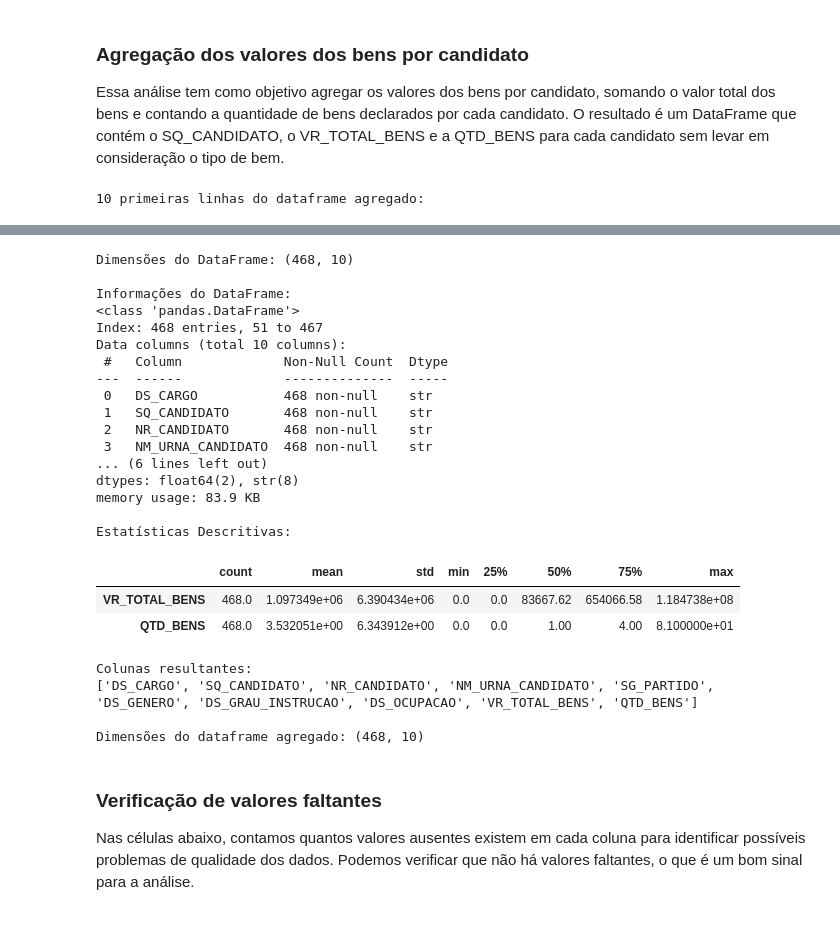
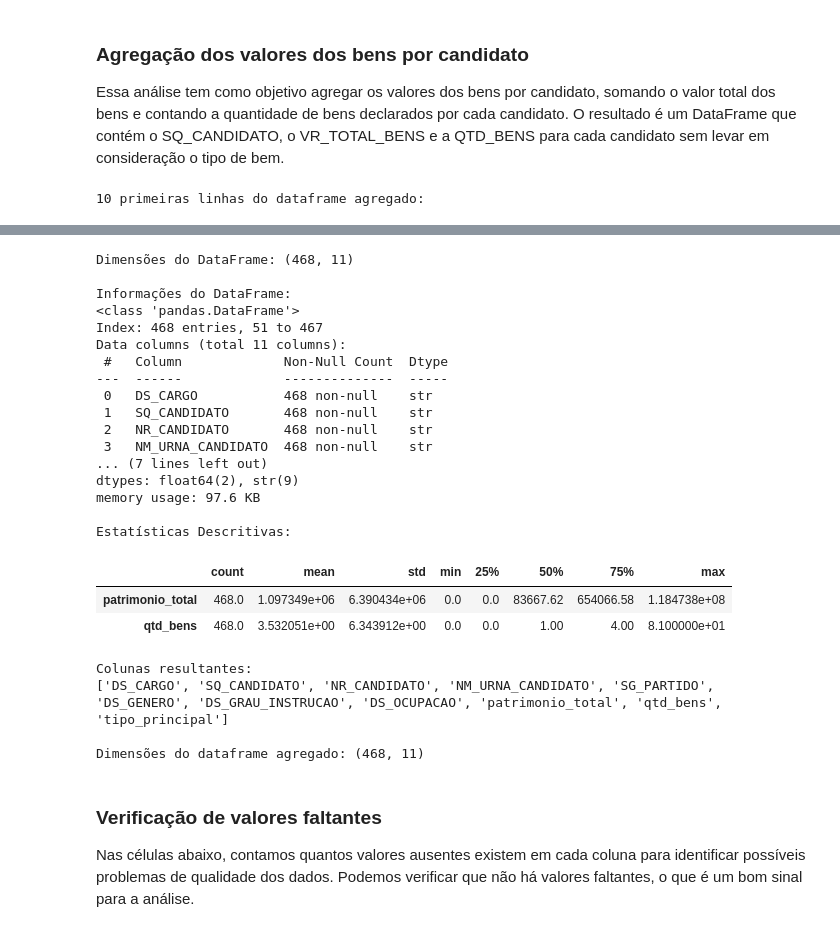
Before and after one commit to aldemirsilva/web-academy-ufam, a Jupyter notebook: WACAD020 - Ciência de Dados/atividade_final/analise.ipynb, the cells around one changed output, grey strips where cells are left out. Saved outputs shown, nothing was run; the diff lists cells and outputs as text; code cells hidden in the pictures.

```diff
--- a/WACAD020 - Ciência de Dados/atividade_final/analise.ipynb
+++ b/WACAD020 - Ciência de Dados/atividade_final/analise.ipynb
@@ -237,20 +239,29 @@ Colunas resultantes:
 
 Essa análise tem como objetivo agregar os valores dos bens por candidato, somando o valor total dos bens e contando a quantidade de bens declarados por cada candidato. O resultado é um DataFrame que contém o SQ_CANDIDATO, o VR_TOTAL_BENS e a QTD_BENS para cada candidato sem levar em consideração o tipo de bem.
 # %%
-# Agregar o valor dos bens por candidato, sem considerar o tipo de bem
+# Agregar o valor dos bens por candidato e identificar o tipo de bem mais frequente
+def tipo_bem_mais_frequente(serie):
+    frequencias = serie.dropna().mode()
+    return frequencias.iat[0] if not frequencias.empty else pd.NA
+
+
 bens_por_candidato = (
     bens.groupby("SQ_CANDIDATO", as_index=False)
-    .agg(VR_TOTAL_BENS=("VR_BEM_CANDIDATO", "sum"),
-         QTD_BENS=("VR_BEM_CANDIDATO", "size"))
+    .agg(
+        patrimonio_total=("VR_BEM_CANDIDATO", "sum"),
+        qtd_bens=("VR_BEM_CANDIDATO", "size"),
+        tipo_principal=(
+            "DS_TIPO_BEM_CANDIDATO", tipo_bem_mais_frequente),
+    )
 )
 
 # Juntar com os dados dos candidatos para manter identificação e demais variáveis
 bens_por_candidato = cand.merge(
     bens_por_candidato, on="SQ_CANDIDATO", how="left")
-bens_por_candidato[["VR_TOTAL_BENS", "QTD_BENS"]] = bens_por_candidato[[
-    "VR_TOTAL_BENS", "QTD_BENS"]].fillna(0)
+bens_por_candidato[["patrimonio_total", "qtd_bens"]] = bens_por_candidato[[
+    "patrimonio_total", "qtd_bens"]].fillna(0)
 bens_por_candidato = bens_por_candidato.sort_values(
-    "VR_TOTAL_BENS", ascending=False)
+    "patrimonio_total", ascending=False)
 
 # Visualizar 10 primeiras linhas do DataFrame
 print("10 primeiras linhas do dataframe agregado:")
@@ -271,44 +282,44 @@ display(bens_por_candidato.describe().T)
 print("\nColunas resultantes:")
 print(bens_por_candidato.columns.tolist())
 
 print(f"\nDimensões do dataframe agregado: {bens_por_candidato.shape}")
 # %% [output]
 10 primeiras linhas do dataframe agregado:
 |  | DS_CARGO | SQ_CANDIDATO | NR_CANDIDATO | NM_URNA_CANDIDATO | SG_PARTIDO | DS_GENERO | DS_GRAU_INSTRUCAO | ... |
 | 51 | GOVERNADOR | 40002541626 | 22 | PROFESSORA MARIA DO CARMO | PL | FEMININO | SUPERIOR COMPLETO | ... |
 | 409 | SENADOR | 40002531447 | 155 | EDUARDO BRAGA | MDB | MASCULINO | SUPERIOR COMPLETO | ... |
 | 406 | 1º SUPLENTE | 40002542688 | 222 | ALESSANDRO TONIZA | PL | MASCULINO | SUPERIOR COMPLETO | ... |
 | 42 | DEPUTADO ESTADUAL | 40002532780 | 55999 | DR SANDOVAL CHEIRO DO POVO | PSD | MASCULINO | SUPERIOR COMPLETO | ... |
 | 188 | DEPUTADO ESTADUAL | 40002541745 | 44111 | ADJUTO AFONSO | UNIÃO | MASCULINO | SUPERIOR COMPLETO | ... |
 | 54 | DEPUTADO ESTADUAL | 40002542954 | 22444 | MANOEL CUNHA | PL | MASCULINO | ENSINO FUNDAMENTAL INCOMPLETO | ... |
 | 314 | DEPUTADO ESTADUAL | 40002532744 | 15005 | SERGIO NUNES | MDB | MASCULINO | SUPERIOR COMPLETO | ... |
 | 146 | DEPUTADO ESTADUAL | 40002532749 | 15111 | SIMÃO PEIXOTO | MDB | MASCULINO | SUPERIOR INCOMPLETO | ... |
 | 292 | 1º SUPLENTE | 40002531448 | 155 | SANDRA BRAGA | MDB | FEMININO | SUPERIOR COMPLETO | ... |
 | 363 | DEPUTADO FEDERAL | 40002536433 | 7022 | CORONEL MENEZES | AVANTE | MASCULINO | SUPERIOR COMPLETO | ... |
-Dimensões do DataFrame: (468, 10)
+Dimensões do DataFrame: (468, 11)
 
 Informações do DataFrame:
 <class 'pandas.DataFrame'>
 Index: 468 entries, 51 to 467
-Data columns (total 10 columns):
+Data columns (total 11 columns):
  #   Column             Non-Null Count  Dtype
 ---  ------             --------------  -----
  0   DS_CARGO           468 non-null    str
  1   SQ_CANDIDATO       468 non-null    str
  2   NR_CANDIDATO       468 non-null    str
  3   NM_URNA_CANDIDATO  468 non-null    str
-... (6 lines left out)
-dtypes: float64(2), str(8)
-memory usage: 83.9 KB
+... (7 lines left out)
+dtypes: float64(2), str(9)
+memory usage: 97.6 KB
 
 Estatísticas Descritivas:
 |  | count | mean | std | min | 25% | 50% | 75% | max |
-| VR_TOTAL_BENS | 468.0 | 1.097349e+06 | 6.390434e+06 | 0.0 | 0.0 | 83667.62 | 654066.58 | 1.184738e+08 |
-| QTD_BENS | 468.0 | 3.532051e+00 | 6.343912e+00 | 0.0 | 0.0 | 1.00 | 4.00 | 8.100000e+01 |
+| patrimonio_total | 468.0 | 1.097349e+06 | 6.390434e+06 | 0.0 | 0.0 | 83667.62 | 654066.58 | 1.184738e+08 |
+| qtd_bens | 468.0 | 3.532051e+00 | 6.343912e+00 | 0.0 | 0.0 | 1.00 | 4.00 | 8.100000e+01 |
 Colunas resultantes:
-['DS_CARGO', 'SQ_CANDIDATO', 'NR_CANDIDATO', 'NM_URNA_CANDIDATO', 'SG_PARTIDO', 'DS_GENERO', 'DS_GRAU_INSTRUCAO', 'DS_OCUPACAO', 'VR_TOTAL_BENS', 'QTD_BENS']
+['DS_CARGO', 'SQ_CANDIDATO', 'NR_CANDIDATO', 'NM_URNA_CANDIDATO', 'SG_PARTIDO', 'DS_GENERO', 'DS_GRAU_INSTRUCAO', 'DS_OCUPACAO', 'patrimonio_total', 'qtd_bens', 'tipo_principal']
 
-Dimensões do dataframe agregado: (468, 10)
+Dimensões do dataframe agregado: (468, 11)
 # %% [markdown]
 ### Verificação de valores faltantes
 
```
Also changed, not shown: parts of 7 cells of this notebook, 2 other files.
